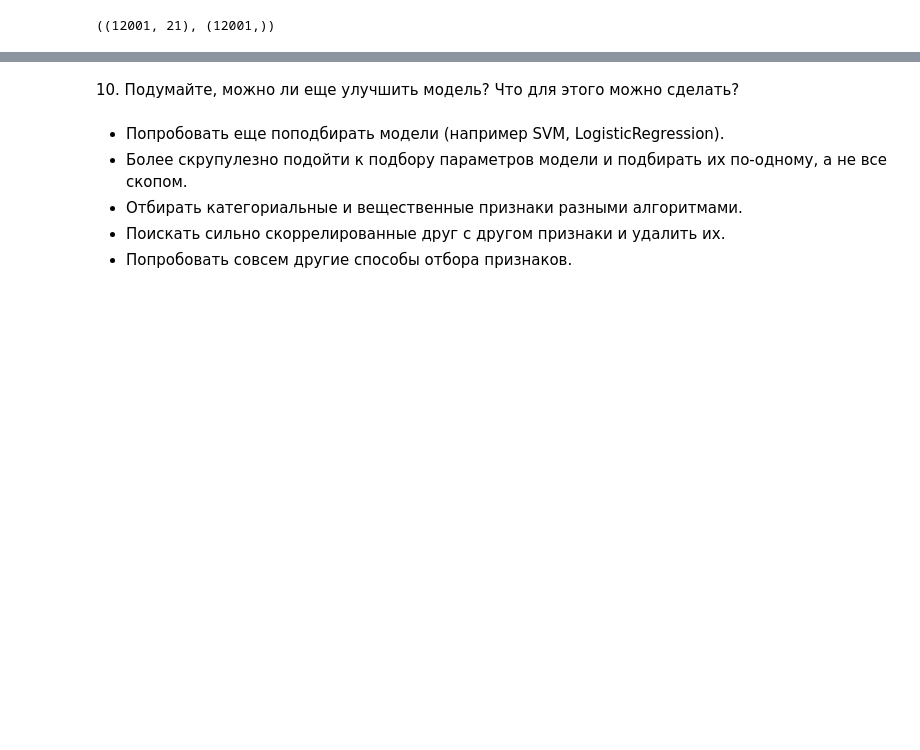
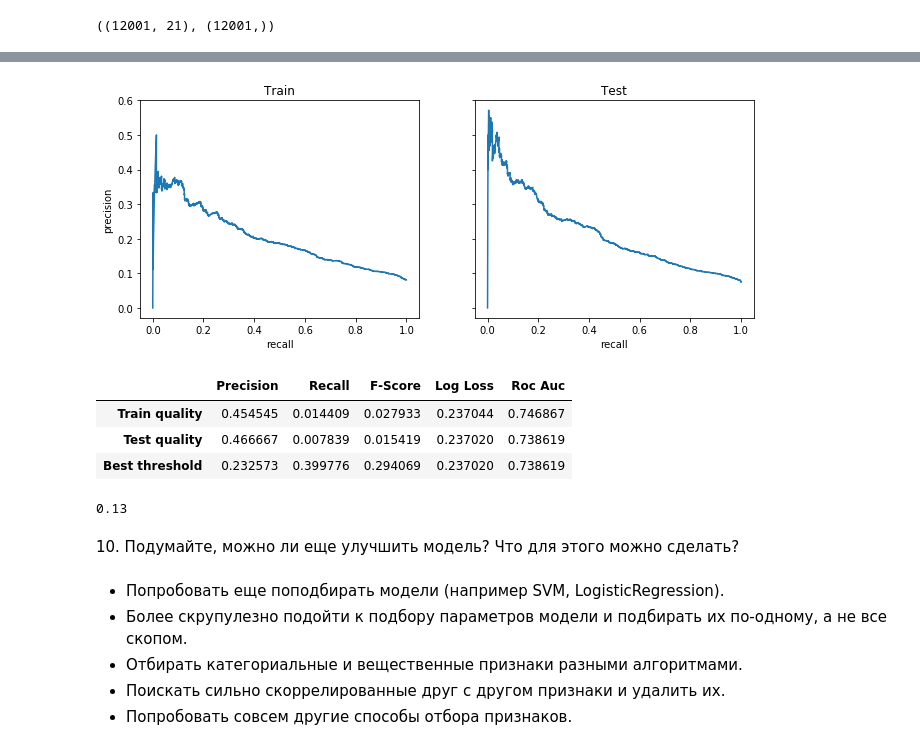
Before and after one commit to Agaspher20/DataAnalisysMipt, a Jupyter notebook: Python/6. DataAnalysisProject_Churn/week_5_finetuning.ipynb, the cells around one changed output, grey strips where cells are left out. Saved outputs shown, nothing was run; the diff lists cells and outputs as text; code cells hidden in the pictures; blank space fills up the shorter version.

```diff
--- a/Python/6. DataAnalysisProject_Churn/week_5_finetuning.ipynb
+++ b/Python/6. DataAnalysisProject_Churn/week_5_finetuning.ipynb
@@ -1470,0 +1619,4 @@ finalRocAuc
+# %%
+charts_row(chart_models, auc_prc)
+# %% [output]
+[figure, added]
@@ -1471,3 +1627,44 @@ finalRocAuc
+# %%
+best_threshold = 0
+best_metrics = None
+best_f_score = 0
+prev_recall = 0
+cur_recall = 0
+for threshold in np.arange(0.0, 1.0, 0.01):
+    metrics = calculate_metrics(
+        test_model_with_data,
+        train_num_cols,
+        train_cat_cols,
+        predict_model_proba,
+        lambda x, m: build_predictions(x, m, predict_model_proba, threshold))
+    f1score = metrics[2]
+    #cur_recall = metrics[1]
+    # if(cur_recall < prev_recall and cur_recall < 0.5):
+    #    break;
+    #else:
+    #    prev_recall = cur_recall
+    if(f1score > best_f_score):
+        best_threshold = threshold
+        best_metrics = metrics
+        best_f_score = f1score
+score_table = pd.DataFrame(
+    [
+        calculate_metrics(train_model, train_num_cols, train_cat_cols, predict_model_proba, lambda x, m: m.predict(x)),
+        calculate_metrics(test_model_with_data, train_num_cols, train_cat_cols, predict_model_proba, lambda x, m: m.predict(x)),
+        best_metrics
+    ],
+    index=["Train quality", "Test quality", "Best threshold"],
+    columns=["Precision", "Recall", "F-Score", "Log Loss", "Roc Auc"])
+score_table
+# %% [output]
+|  | Precision | Recall | F-Score | Log Loss | Roc Auc |
+| Train quality | 0.454545 | 0.014409 | 0.027933 | 0.237044 | 0.746867 |
+| Test quality | 0.466667 | 0.007839 | 0.015419 | 0.237020 | 0.738619 |
+| Best threshold | 0.232573 | 0.399776 | 0.294069 | 0.237020 | 0.738619 |
+# %%
+best_threshold
+# %% [output]
+0.13
 # %% [markdown]
 10\. Подумайте, можно ли еще улучшить модель? Что для этого можно сделать?
 # %% [markdown]
```
Also changed, not shown: parts of 12 cells of this notebook, 1 other file.
